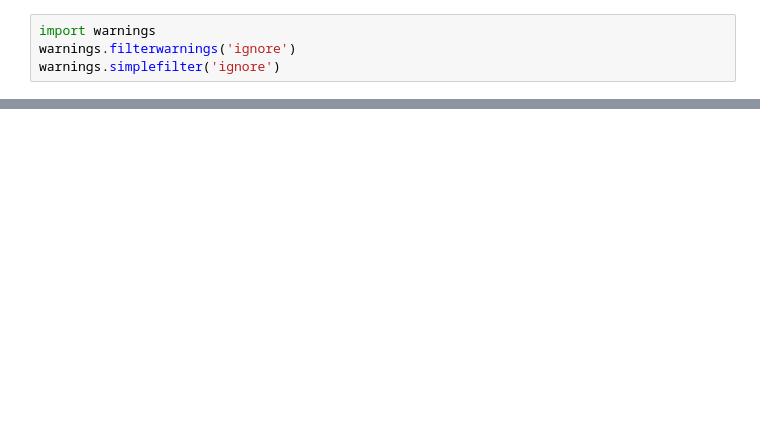
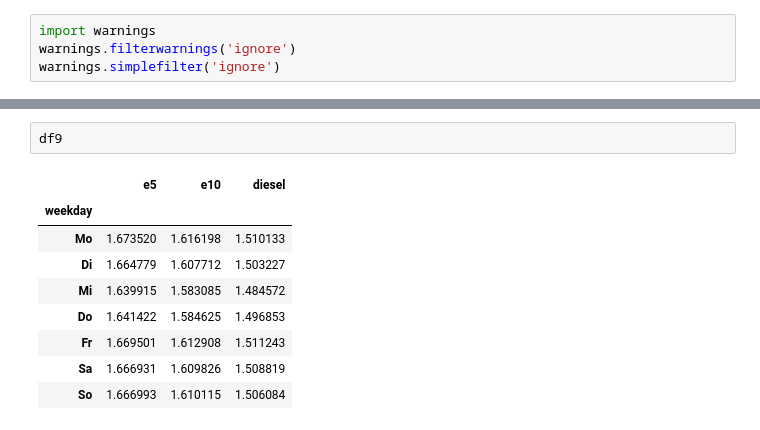
Before and after one commit to cprima/cprimanet, a Jupyter notebook: app/phy/jupyter-notebooks/cpmGasPricesExploratory.ipynb, the cells around one changed output, grey strips where cells are left out. Drawn from its saved outputs; the diff is of its cells as text; blank space fills up the shorter version.

```diff
--- a/app/phy/jupyter-notebooks/cpmGasPricesExploratory.ipynb
+++ b/app/phy/jupyter-notebooks/cpmGasPricesExploratory.ipynb
@@ -254,0 +450,12 @@ df = pd.concat(list_temp_raw)
+# %%
+df9
+# %% [output]
+|  | e5 | e10 | diesel |
+| weekday |  |  |  |
+| Mo | 1.673520 | 1.616198 | 1.510133 |
+| Di | 1.664779 | 1.607712 | 1.503227 |
+| Mi | 1.639915 | 1.583085 | 1.484572 |
+| Do | 1.641422 | 1.584625 | 1.496853 |
+| Fr | 1.669501 | 1.612908 | 1.511243 |
+| Sa | 1.666931 | 1.609826 | 1.508819 |
+| So | 1.666993 | 1.610115 | 1.506084 |
```
Also changed, not shown: parts of 41 cells of this notebook, 2 other files.
